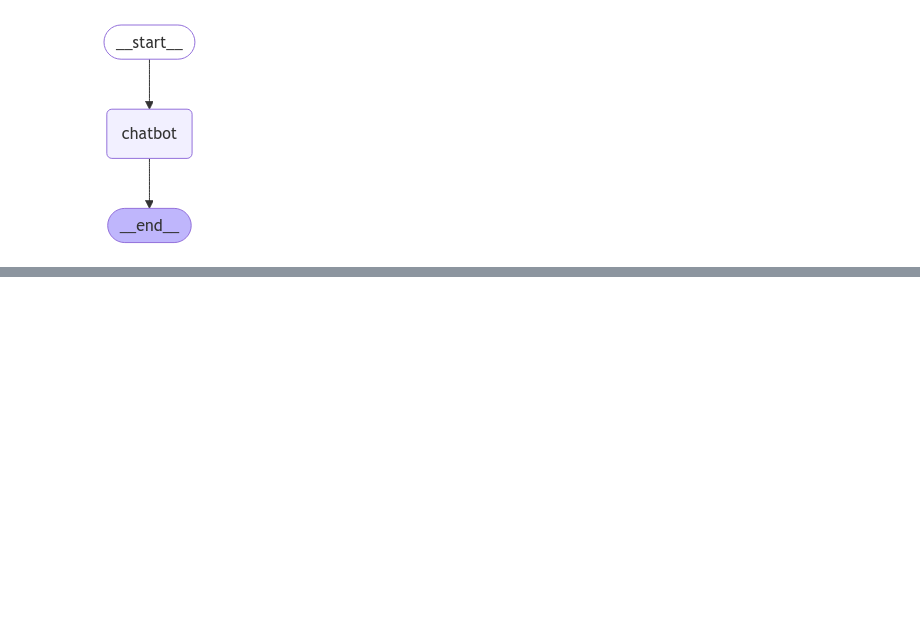
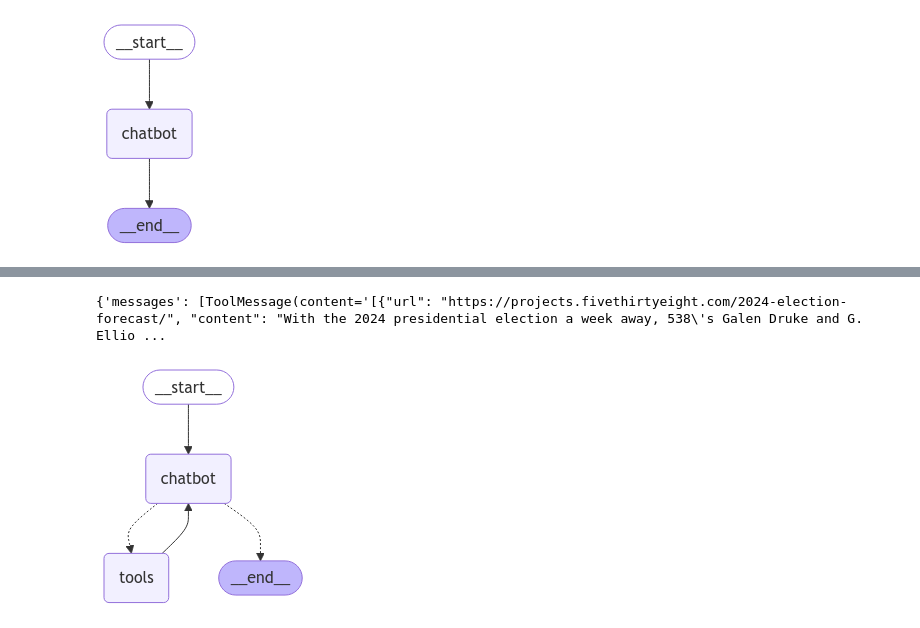
Before and after one commit to mahnoorfatimafaizi/AI-Agents-Learning-Repository, a Jupyter notebook: Class01.ipynb, the cells around one changed output, grey strips where cells are left out. Cells and saved outputs as stored; diff of their text form; code cells hidden in the pictures; blank space fills up the shorter version.

```diff
--- a/Class01.ipynb
+++ b/Class01.ipynb
@@ -121,0 +127,4 @@ Goodbye!
+# %%
+from langchain_community.tools.tavily_search import TavilySearchResults
+
+search_tool = TavilySearchResults(max_results=2)
@@ -121,0 +138,20 @@ Goodbye!
+# %%
+from typing import Annotated
+
+from typing_extensions import TypedDict
+
+from langgraph.graph import StateGraph, START, END
+from langgraph.graph.message import add_messages
+
+class State(TypedDict):
+  messages: Annotated[list, add_messages]
+
+graph_builder = StateGraph(State)
+
+
+llm_with_tools = llm.bind_tools([search_tool])
+
+def chatbot(state: State):
+    return{"messages": [llm_with_tools.invoke(state["messages"])]}
+
+graph_builder.add_node("chatbot", chatbot)
@@ -121,0 +210,15 @@ Goodbye!
+# %%
+from langchain_core.messages import HumanMessage, AIMessage
+
+messages = [
+AIMessage(content='',
+          additional_kwargs={'function_call': {'name': 'tavily_search_results_json', 'arguments': '{"query": "2024 presidential elections polls"}'}},
+          response_metadata={'prompt_feedback': {'block_reason': 0, 'safety_ratings': []}, 'finish_reason': 'STOP', 'safety_ratings': []},
+          id='run-621e608b-24ae-4d50-8605-33415037f7df-0',
+          tool_calls=[{'name': 'tavily_search_results_json', 'args': {'query': '2024 presidential elections polls'}, 'id': '826c7148-a96a-4f79-9c64-325c97489d5e', 'type': 'tool_call'}],
+          usage_metadata={'input_tokens': 90, 'output_tokens': 16, 'total_tokens': 106, 'input_token_details': {'cache_read': 0}})
+]
+
+tool_node(inputs={"messages": messages})
+# %% [output]
+{'messages': [ToolMessage(content='[{"url": "https://projects.fivethirtyeight.com/2024-election-forecast/", "content": "With the 2024 presidential election a week away, 538\'s Galen Druke and G. Ellio ...
@@ -121,0 +263,10 @@ Goodbye!
+# %%
+from IPython.display import Image, display
+
+try:
+    display(Image(graph.get_graph().draw_mermaid_png()))
+except Exception:
+    # This requires some extra dependencies and is optional
+    pass
+# %% [output]
+[figure, added]
```
Also changed, not shown: parts of 19 cells of this notebook.
